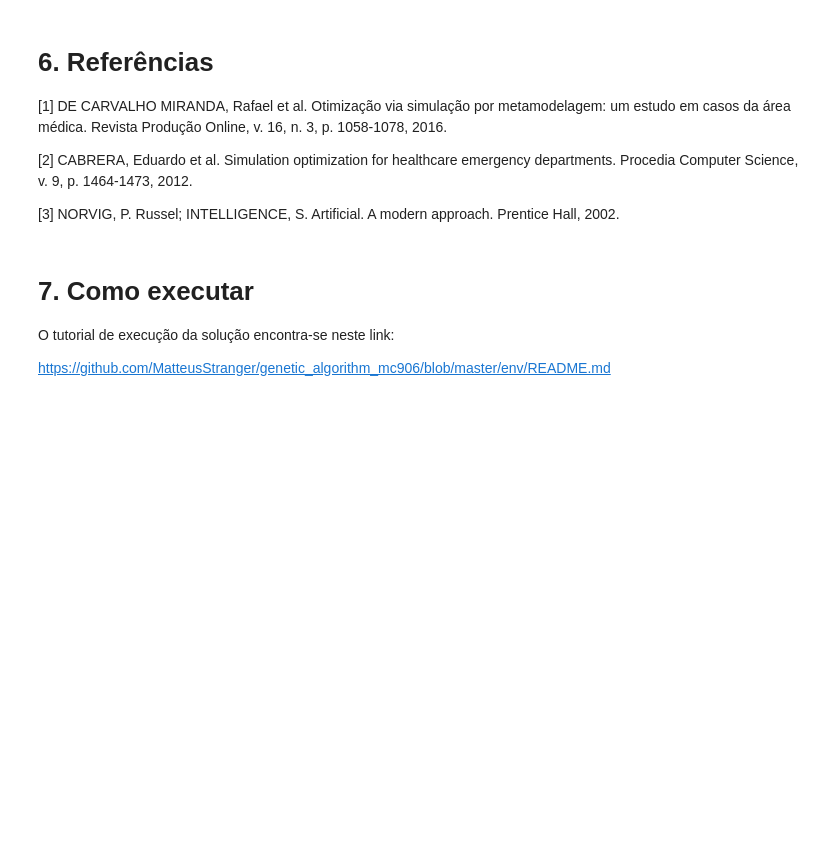
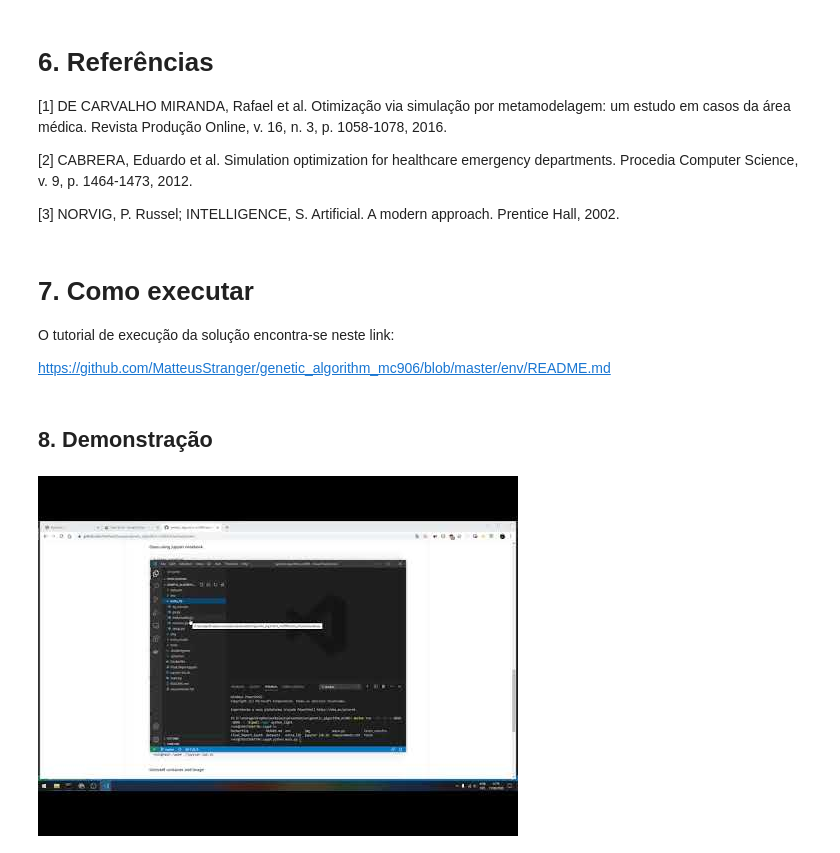
Before and after one commit to MatteusStranger/genetic_algorithm_mc906, a Jupyter notebook: Final_Report.ipynb, the cells around one changed output. Saved outputs shown, nothing was run; the diff lists cells and outputs as text; code cells hidden in the pictures; blank space fills up the shorter version.

```diff
--- a/Final_Report.ipynb
+++ b/Final_Report.ipynb
@@ -774,3 +774,10 @@ Conforme levantado anteriormente, cada tipo de algoritmo contem suas próprias c
 O tutorial de execução da solução encontra-se neste link:
 
 https://github.com/MatteusStranger/genetic_algorithm_mc906/blob/master/env/README.md
+# %% [markdown]
+## 8. Demonstração
+# %%
+from IPython.display import YouTubeVideo
+YouTubeVideo('9qKEM88cdho',width=1024, height=576)
+# %% [output]
+[figure, added]
```
Also changed, not shown: parts of 4 cells of this notebook.
